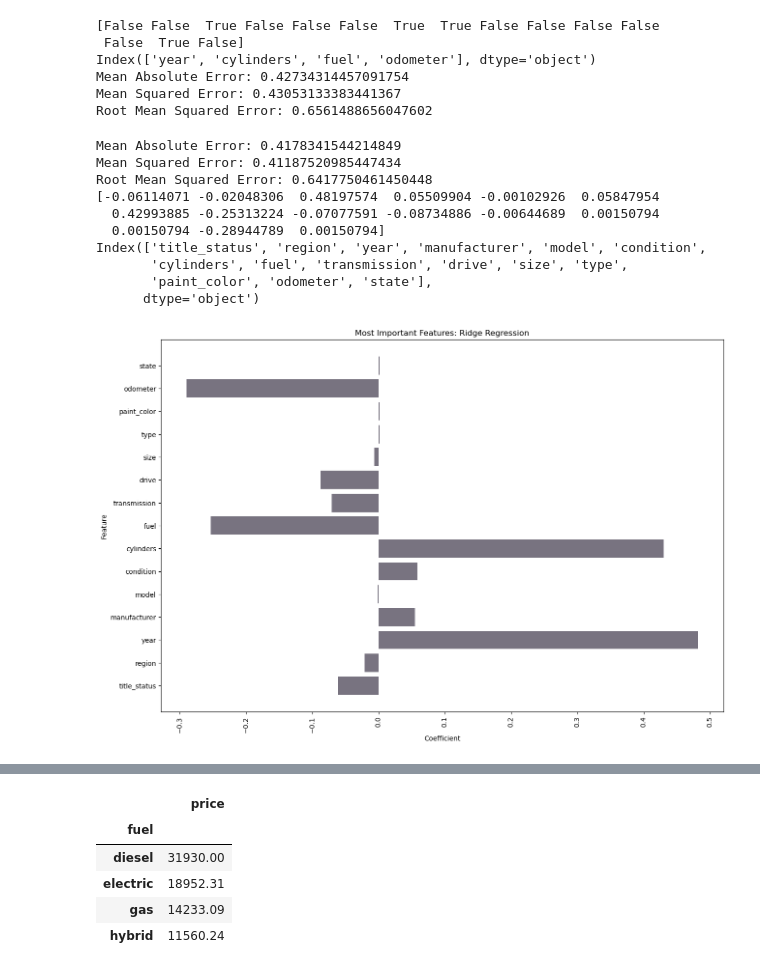
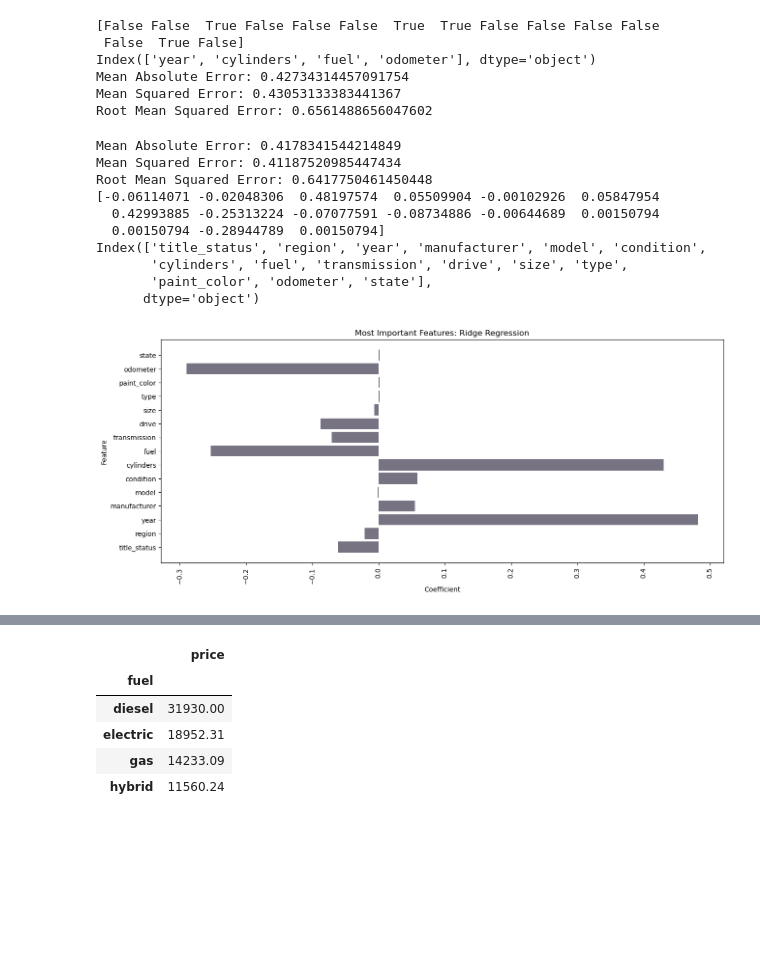
Before and after one commit to marrisp/used_cars, a Jupyter notebook: prompt_II.ipynb, the cells around one changed output, grey strips where cells are left out. Drawn from its saved outputs; the diff is of its cells as text; code cells hidden in the pictures; blank space fills up the shorter version.

```diff
--- a/prompt_II.ipynb
+++ b/prompt_II.ipynb
@@ -572,34 +572,34 @@ pipe_ridge = Pipeline([('ridge', Ridge())])
 pipe_ridge.fit(X_train, y_train)
 # predict the price of the car based on the test data
 y_pred = pipe_ridge.predict(X_test)
 # evaluate the model
 print('Mean Absolute Error:', mean_absolute_error(y_test, y_pred))
 print('Mean Squared Error:', mean_squared_error(y_test, y_pred))
 print('Root Mean Squared Error:', np.sqrt(mean_squared_error(y_test, y_pred)))
 
 #show the features selected with the ridge regression model by calculating the coefficients
 print(pipe_ridge.named_steps['ridge'].coef_)
 print(X.columns[pipe_ridge.named_steps['ridge'].coef_ != 0])
 
 #bar chart of the most important features
-plt.figure(figsize=(15, 10))
+plt.figure(figsize=(15, 6))
 plt.barh(X.columns, pipe_ridge.named_steps['ridge'].coef_, color='#787382')
 plt.title('Most Important Features: Ridge Regression')
 plt.xlabel('Coefficient')
 plt.ylabel('Feature')
 plt.xticks(rotation=90)
 plt.show()
 # %% [output]
 Mean Absolute Error: 0.4178341544214849
 Mean Squared Error: 0.41187520985447434
 Root Mean Squared Error: 0.6417750461450448
 [-0.06114071 -0.02048306  0.48197574  0.05509904 -0.00102926  0.05847954
   0.42993885 -0.25313224 -0.07077591 -0.08734886 -0.00644689  0.00150794
   0.00150794 -0.28944789  0.00150794]
 Index(['title_status', 'region', 'year', 'manufacturer', 'model', 'condition',
        'cylinders', 'fuel', 'transmission', 'drive', 'size', 'type',
        'paint_color', 'odometer', 'state'],
       dtype='object')
-[figure, old version]
+[figure, new version]
 # %%
 #plot of the predicted price vs the actual price for the ridge regression model
```
Also changed, not shown: parts of 7 cells of this notebook.
